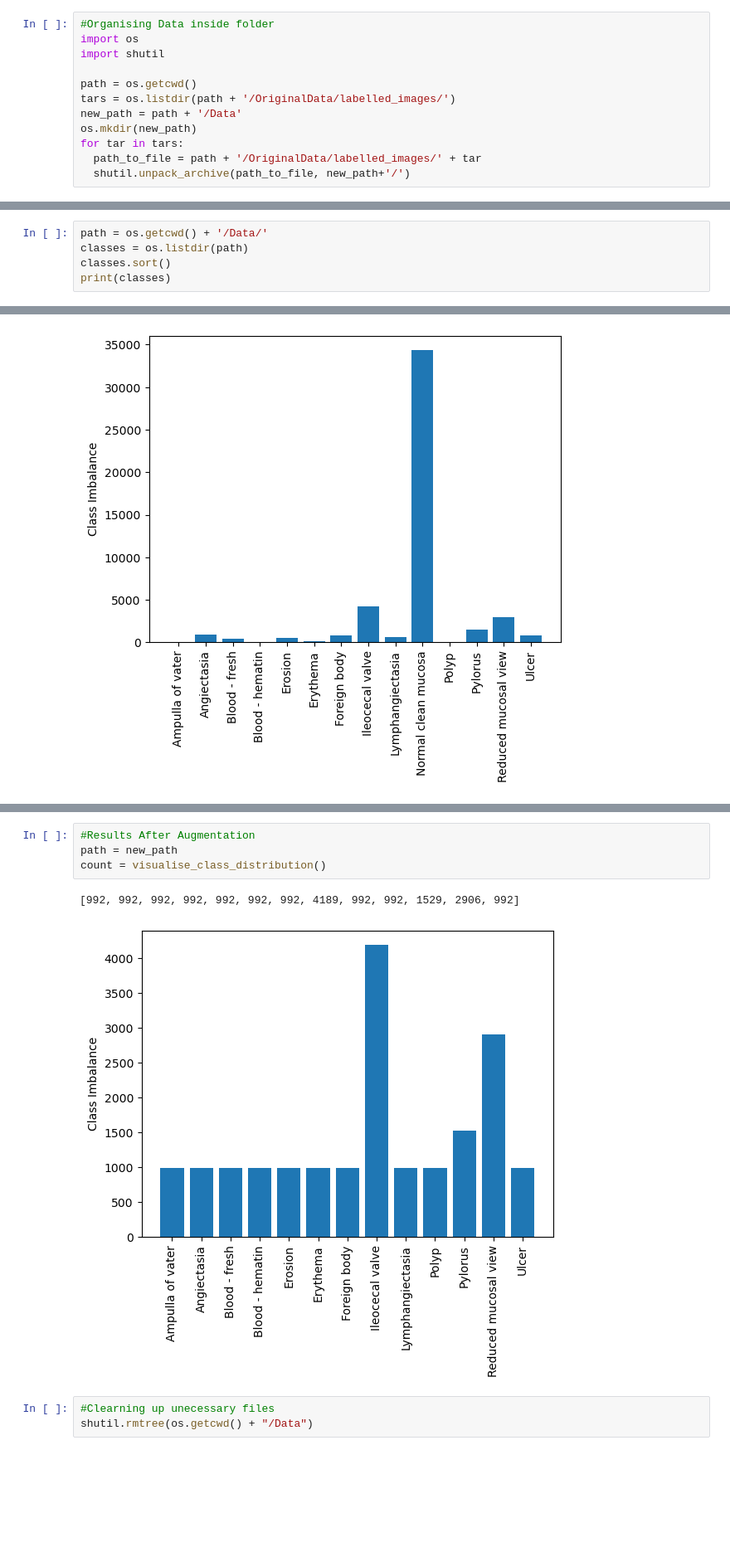
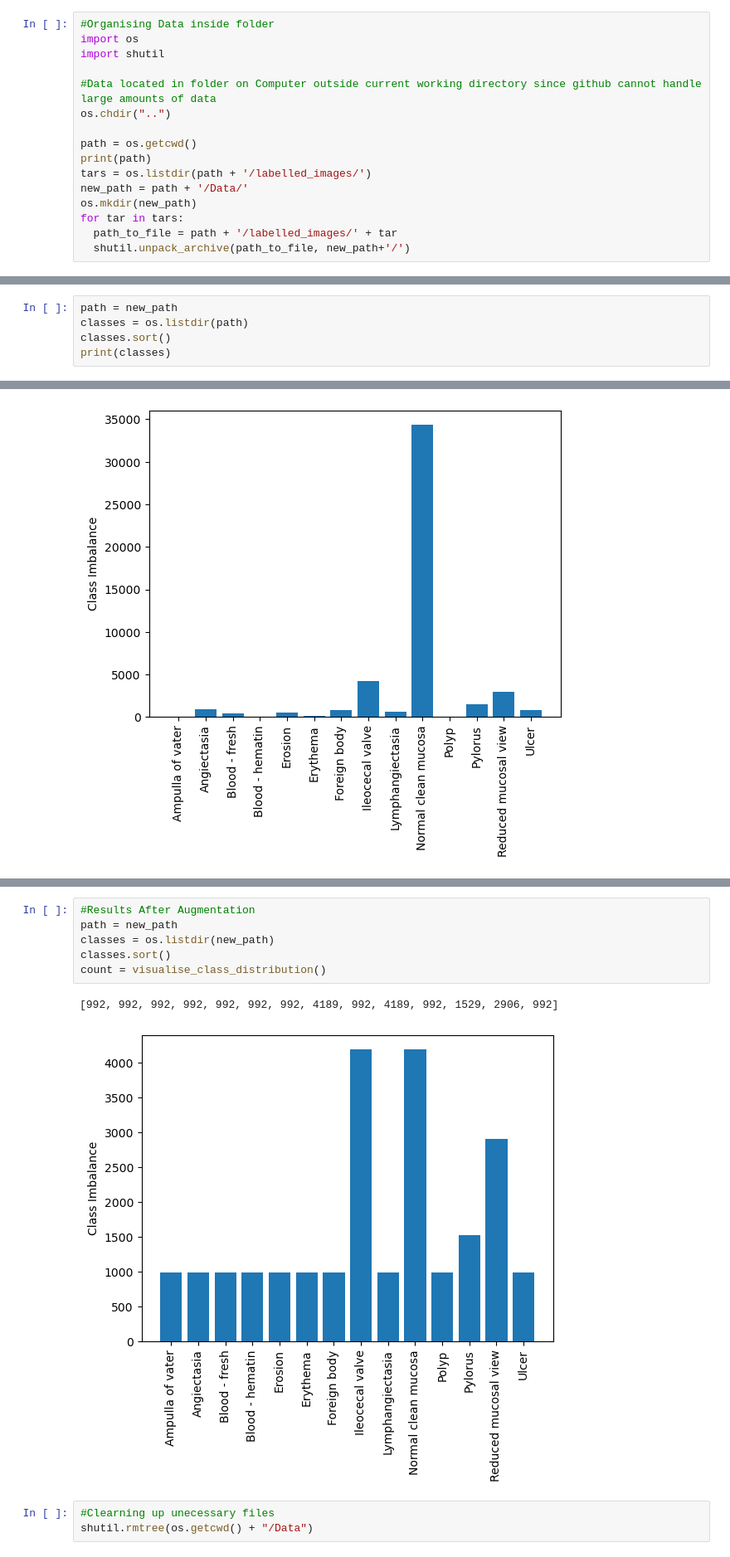
Before and after one commit to Divya-Swaroopini/kvasir-capsule-ML-prediction, a Jupyter notebook: dataProcessing.ipynb, the cells around one changed output, grey strips where cells are left out. Shown at 83% size. Saved outputs shown, nothing was run; the diff lists cells and outputs as text; blank space fills up the shorter version.

```diff
--- a/dataProcessing.ipynb
+++ b/dataProcessing.ipynb
@@ -3,10 +3,14 @@
 import os
 import shutil
 
+#Data located in folder on Computer outside current working directory since github cannot handle large amounts of data
+os.chdir("..")
+
 path = os.getcwd()
-tars = os.listdir(path + '/OriginalData/labelled_images/')
-new_path = path + '/Data'
+print(path)
+tars = os.listdir(path + '/labelled_images/')
+new_path = path + '/Data/'
 os.mkdir(new_path)
 for tar in tars:
-  path_to_file = path + '/OriginalData/labelled_images/' + tar
+  path_to_file = path + '/labelled_images/' + tar
   shutil.unpack_archive(path_to_file, new_path+'/')
@@ -13,5 +19,5 @@ for tar in tars:
 # %%
-path = os.getcwd() + '/Data/'
+path = new_path
 classes = os.listdir(path)
 classes.sort()
 print(classes)
@@ -106,10 +112,12 @@ for i in range(N):
 # %%
 #Results After Augmentation
 path = new_path
+classes = os.listdir(new_path)
+classes.sort()
 count = visualise_class_distribution()
 # %% [output]
-[992, 992, 992, 992, 992, 992, 992, 4189, 992, 992, 1529, 2906, 992]
+[992, 992, 992, 992, 992, 992, 992, 4189, 992, 4189, 992, 1529, 2906, 992]
-[figure, old version]
+[figure, new version]
 # %%
 #Clearning up unecessary files
 shutil.rmtree(os.getcwd() + "/Data")
```
Also changed, not shown: parts of 4 cells of this notebook.
